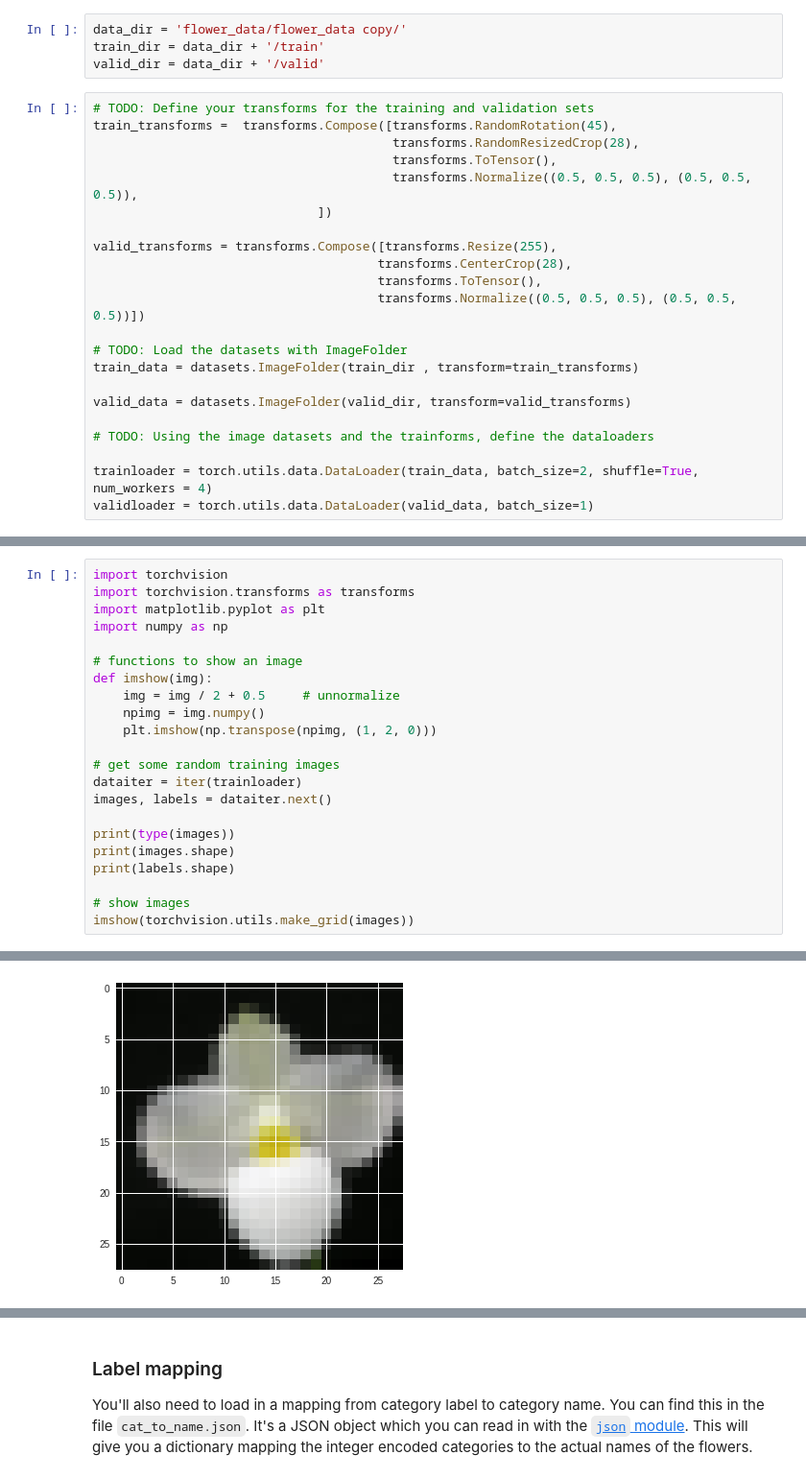
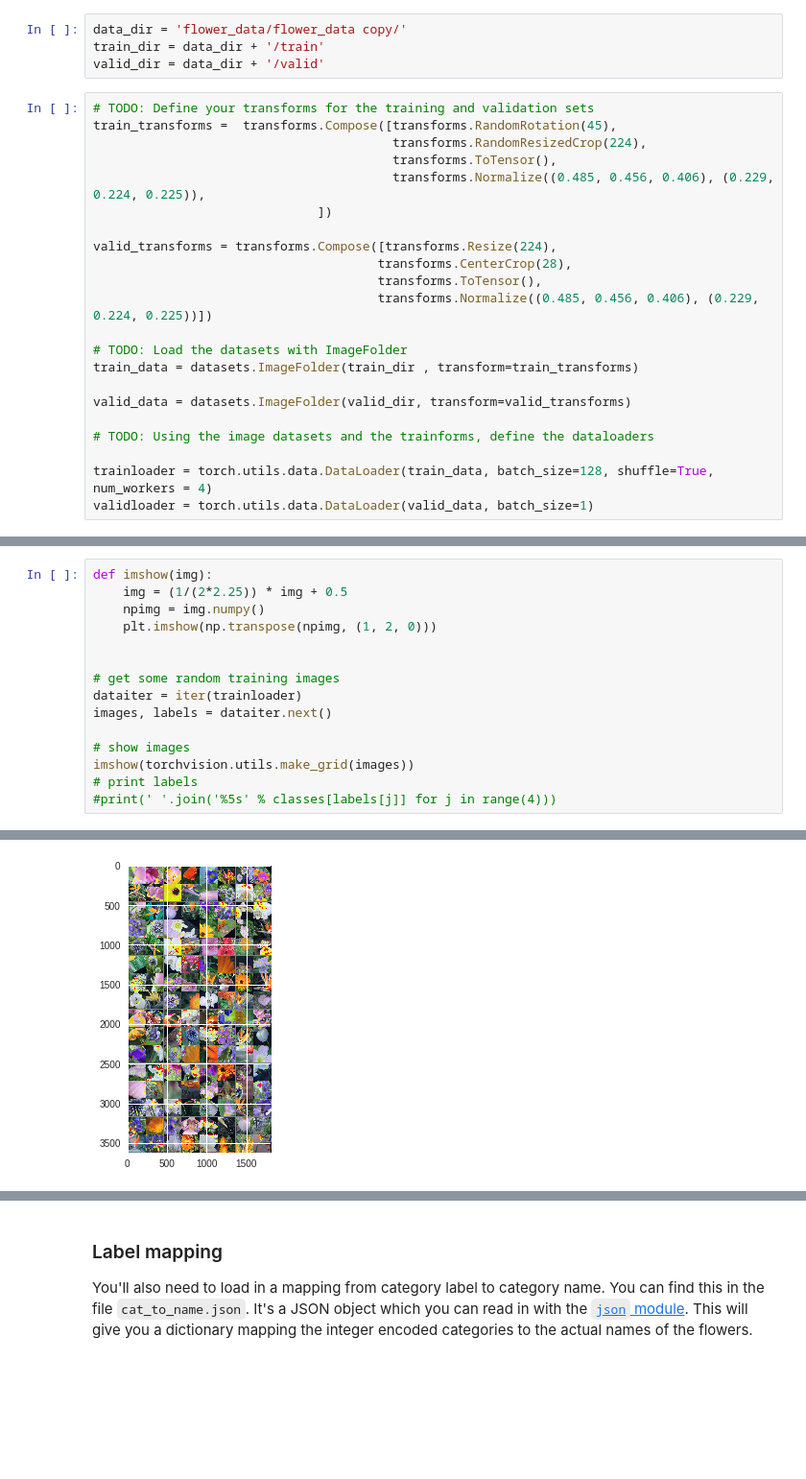
Before and after one commit to jpinzonc/flower_classification, a Jupyter notebook: Image Classifier Project.ipynb, the cells around one changed output, grey strips where cells are left out. Shown at 96% size. Drawn from its saved outputs; the diff is of its cells as text; blank space fills up the shorter version.

Commit message:
larger shape

```diff
--- a/Image Classifier Project.ipynb
+++ b/Image Classifier Project.ipynb
@@ -70,15 +70,15 @@ valid_dir = data_dir + '/valid'
 # %%
 # TODO: Define your transforms for the training and validation sets
 train_transforms =  transforms.Compose([transforms.RandomRotation(45),
-                                        transforms.RandomResizedCrop(28),
+                                        transforms.RandomResizedCrop(224),
                                         transforms.ToTensor(),
-                                        transforms.Normalize((0.5, 0.5, 0.5), (0.5, 0.5, 0.5)),
+                                        transforms.Normalize((0.485, 0.456, 0.406), (0.229, 0.224, 0.225)),
                               ])
 
-valid_transforms = transforms.Compose([transforms.Resize(255),
+valid_transforms = transforms.Compose([transforms.Resize(224),
                                       transforms.CenterCrop(28),
                                       transforms.ToTensor(),
-                                      transforms.Normalize((0.5, 0.5, 0.5), (0.5, 0.5, 0.5))])
+                                      transforms.Normalize((0.485, 0.456, 0.406), (0.229, 0.224, 0.225))])
 
 # TODO: Load the datasets with ImageFolder
 train_data = datasets.ImageFolder(train_dir , transform=train_transforms)
@@ -87,7 +87,7 @@ valid_data = datasets.ImageFolder(valid_dir, transform=valid_transforms)
 
 # TODO: Using the image datasets and the trainforms, define the dataloaders
 
-trainloader = torch.utils.data.DataLoader(train_data, batch_size=2, shuffle=True, num_workers = 4)
+trainloader = torch.utils.data.DataLoader(train_data, batch_size=128, shuffle=True, num_workers = 4)
 validloader = torch.utils.data.DataLoader(valid_data, batch_size=1)
 # %%
 from torchvision.datasets import ImageFolder
@@ -156,23 +135,16 @@ f
 # %%
-import torchvision
-import torchvision.transforms as transforms
-import matplotlib.pyplot as plt
-import numpy as np
-
-# functions to show an image
 def imshow(img):
-    img = img / 2 + 0.5     # unnormalize
+    img = (1/(2*2.25)) * img + 0.5
     npimg = img.numpy()
     plt.imshow(np.transpose(npimg, (1, 2, 0)))
+
 
 # get some random training images
 dataiter = iter(trainloader)
 images, labels = dataiter.next()
 
-print(type(images))
-print(images.shape)
-print(labels.shape)
-
 # show images
 imshow(torchvision.utils.make_grid(images))
+# print labels
+#print(' '.join('%5s' % classes[labels[j]] for j in range(4)))
 # %% [output]
@@ -199 +151 @@ torch.Size([1])
-[figure, old version]
+[figure, new version]
```
Also changed, not shown: parts of 13 cells of this notebook.
